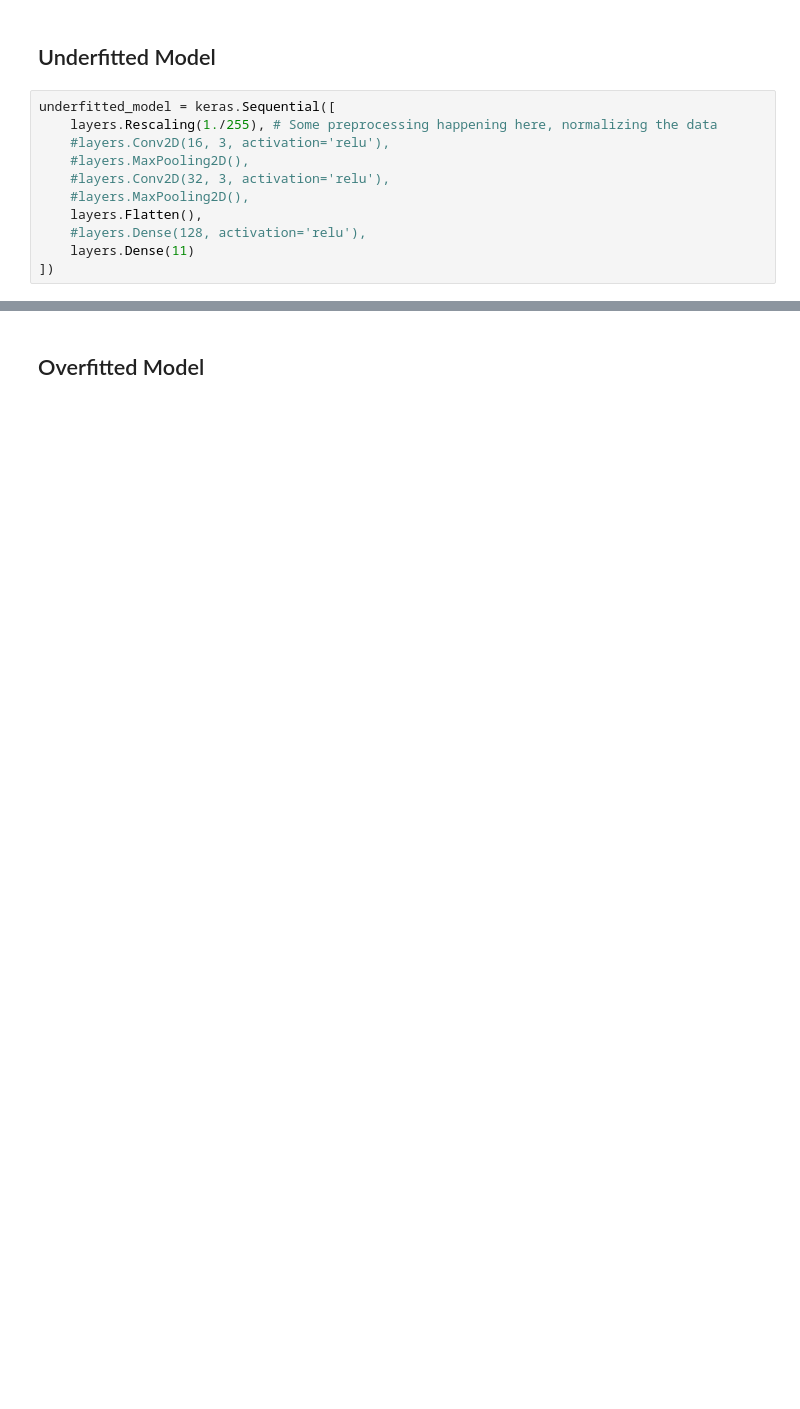
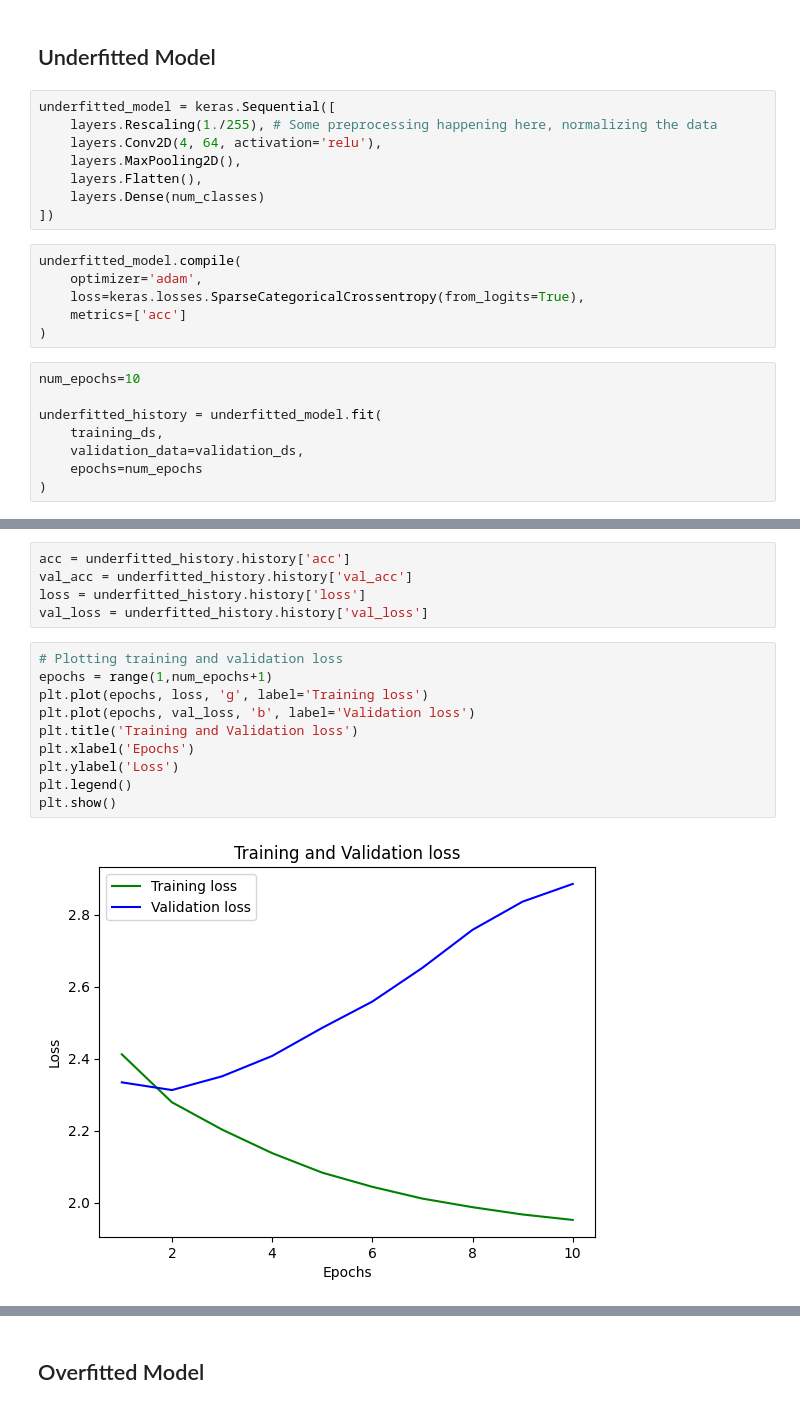
Before and after one commit to DashieTM/pokegpt, a Jupyter notebook: pokegpt.ipynb, the cells around one changed output, grey strips where cells are left out. Cells and saved outputs as stored; diff of their text form; blank space fills up the shorter version.

```diff
--- a/pokegpt.ipynb
+++ b/pokegpt.ipynb
@@ -210,11 +117,22 @@ plt.show()
 # %%
 underfitted_model = keras.Sequential([
     layers.Rescaling(1./255), # Some preprocessing happening here, normalizing the data
-    #layers.Conv2D(16, 3, activation='relu'),
-    #layers.MaxPooling2D(),
-    #layers.Conv2D(32, 3, activation='relu'),
-    #layers.MaxPooling2D(),
+    layers.Conv2D(4, 64, activation='relu'),
+    layers.MaxPooling2D(),
     layers.Flatten(),
-    #layers.Dense(128, activation='relu'),
-    layers.Dense(11)
+    layers.Dense(num_classes)
 ])
+# %%
+underfitted_model.compile(
+    optimizer='adam',
+    loss=keras.losses.SparseCategoricalCrossentropy(from_logits=True),
+    metrics=['acc']
+)
+# %%
+num_epochs=10
+
+underfitted_history = underfitted_model.fit(
+    training_ds,
+    validation_data=validation_ds,
+    epochs=num_epochs
+)
@@ -220,0 +183,17 @@ underfitted_model = keras.Sequential([
+# %%
+acc = underfitted_history.history['acc']
+val_acc = underfitted_history.history['val_acc']
+loss = underfitted_history.history['loss']
+val_loss = underfitted_history.history['val_loss']
+# %%
+# Plotting training and validation loss
+epochs = range(1,num_epochs+1)
+plt.plot(epochs, loss, 'g', label='Training loss')
+plt.plot(epochs, val_loss, 'b', label='Validation loss')
+plt.title('Training and Validation loss')
+plt.xlabel('Epochs')
+plt.ylabel('Loss')
+plt.legend()
+plt.show()
+# %% [output]
+[figure, added]
```
Also changed, not shown: parts of 75 cells of this notebook.
